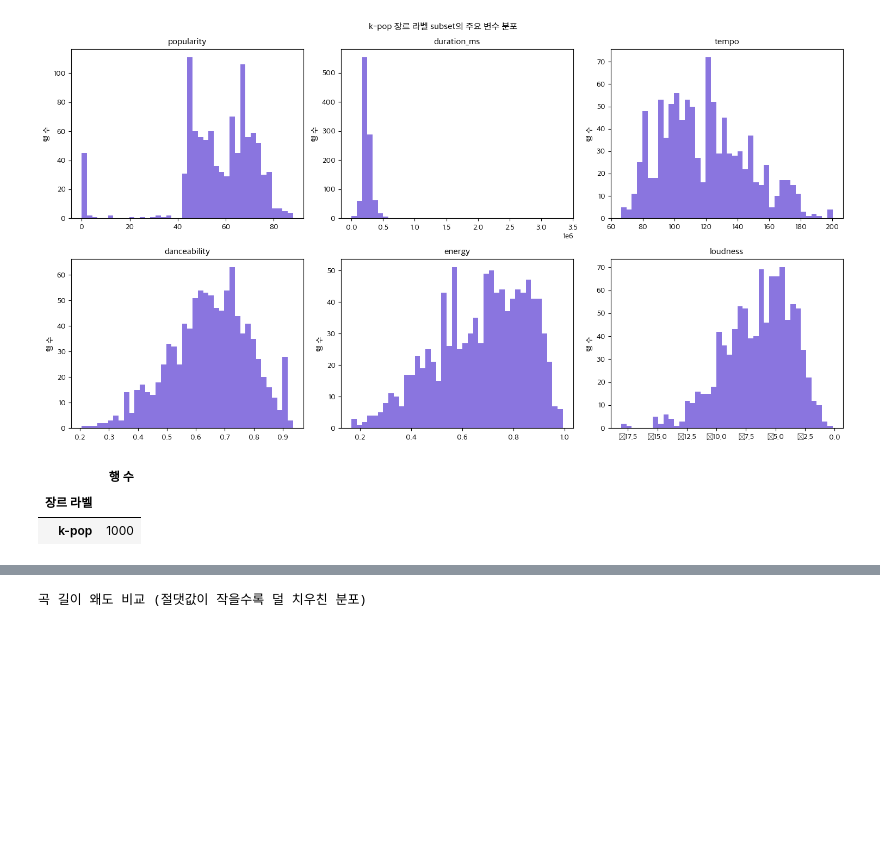
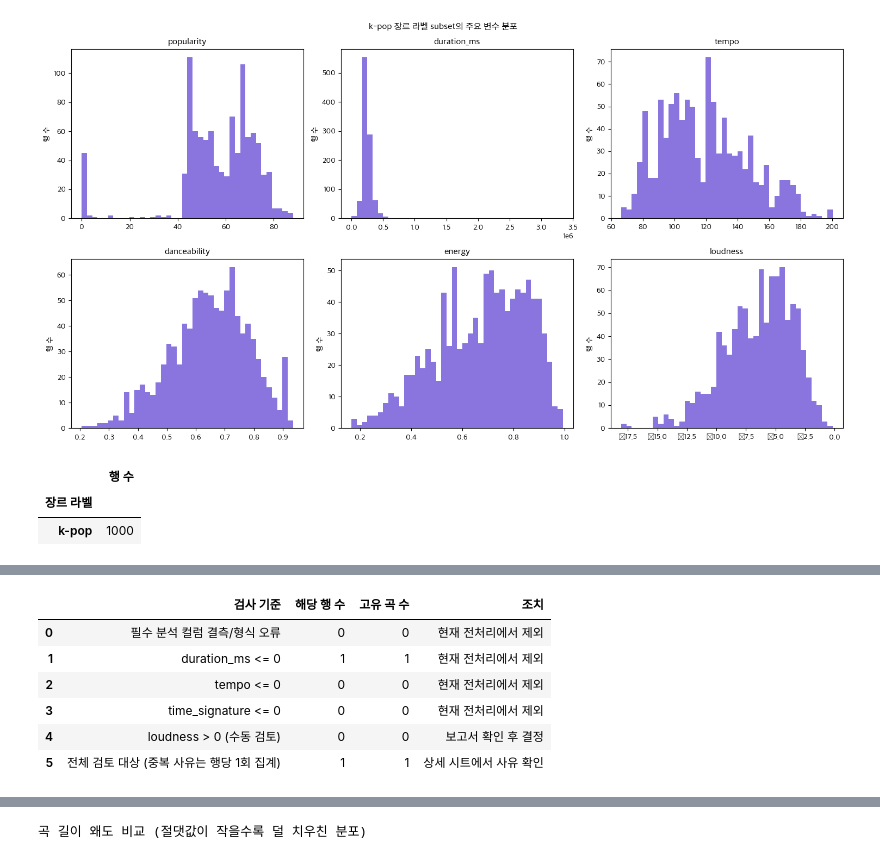
Before and after one commit to YoonTae98/machine_learning, a Jupyter notebook: project2/test3.ipynb, the cells around one changed output, grey strips where cells are left out. Saved outputs shown, nothing was run; the diff lists cells and outputs as text; code cells hidden in the pictures; blank space fills up the shorter version.

```diff
--- a/project2/test3.ipynb
+++ b/project2/test3.ipynb
@@ -315,17 +317,86 @@ numeric_needed = continuous_cols + ["popularity", "key", "mode", "time_signature
 df[numeric_needed] = df[numeric_needed].apply(pd.to_numeric, errors="coerce")
 
 before = len(df)
+
+# 엑셀 보고서를 먼저 만들어 원본 CSV의 어느 행이 왜 표시되는지 확인할 수 있게 합니다.
+quality_rules = {
+    "필수 분석 컬럼 결측/형식 오류": df[required_cols].isna().any(axis=1),
+    "duration_ms <= 0": df["duration_ms"] <= 0,
+    "tempo <= 0": df["tempo"] <= 0,
+    "time_signature <= 0": df["time_signature"] <= 0,
+    "loudness > 0 (수동 검토)": df["loudness"] > 0,
+}
+confirmed_exclusion_mask = (
+    quality_rules["필수 분석 컬럼 결측/형식 오류"]
+    | quality_rules["duration_ms <= 0"]
+    | quality_rules["tempo <= 0"]
+    | quality_rules["time_signature <= 0"]
+)
+loudness_review_mask = quality_rules["loudness > 0 (수동 검토)"]
+flagged_mask = confirmed_exclusion_mask | loudness_review_mask
+audit_df = df.loc[flagged_mask].copy()
+audit_df.insert(0, "원본 CSV 행", audit_df.index + 2)
+audit_df["검토 사유"] = [
+    "; ".join(rule for rule, mask in quality_rules.items() if bool(mask.loc[index]))
+    for index in audit_df.index
+]
+audit_df["현재 처리"] = [
+    "분석 제외 기준 해당" if bool(confirmed_exclusion_mask.loc[index]) else "엑셀 확인 후 결정"
+    for index in audit_df.index
+]
+
+summary_rows = []
+for rule, mask in quality_rules.items():
+    summary_rows.append({
+        "검사 기준": rule,
+        "해당 행 수": int(mask.sum()),
+        "고유 곡 수": int(df.loc[mask, "track_id"].nunique()),
+        "조치": "보고서 확인 후 결정" if "수동 검토" in rule else "현재 전처리에서 제외",
+    })
+summary_rows.append({
+    "검사 기준": "전체 검토 대상 (중복 사유는 행당 1회 집계)",
+    "해당 행 수": int(flagged_mask.sum()),
+    "고유 곡 수": int(df.loc[flagged_mask, "track_id"].nunique()),
+    "조치": "상세 시트에서 사유 확인",
+})
+quality_summary = pd.DataFrame(summary_rows)
+report_path = DATA_PATH.parent.parent / "reports" / "test3_data_quality_review.xlsx"
+report_path.parent.mkdir(parents=True, exist_ok=True)
+try:
+    with pd.ExcelWriter(report_path, engine="openpyxl") as writer:
+        quality_summary.to_excel(writer, sheet_name="요약", index=False)
+        audit_df.to_excel(writer, sheet_name="전체_검토", index=False)
+        audit_df.loc[confirmed_exclusion_mask.loc[audit_df.index]].to_excel(
+            writer, sheet_name="확정_제외대상", index=False
+        )
+        audit_df.loc[loudness_review_mask.loc[audit_df.index]].to_excel(
+            writer, sheet_name="loudness_양수검토", index=False
+        )
+except ImportError as error:
+    raise ImportError("엑셀 보고서 저장에는 openpyxl이 필요합니다. 노트북에서 %pip install openpyxl 을 실행하세요.") from error
+print(f"데이터 품질 검수 보고서 저장: {report_path}")
+display(quality_summary)
+
+# 검수 후 loudness 양수값을 오류로 확정하면 True로 변경하고 이 셀부터 다시 실행합니다.
+EXCLUDE_POSITIVE_LOUDNESS = False
+
 df = df.dropna(subset=required_cols).copy()
 after_missing = len(df)
-
 df = df[df["duration_ms"] > 0].copy()
 after_duration = len(df)
+df = df[(df["tempo"] > 0) & (df["time_signature"] > 0)].copy()
+after_invalid_audio = len(df)
+positive_loudness_before = int((df["loudness"] > 0).sum())
+rows_before_loudness = len(df)
+if EXCLUDE_POSITIVE_LOUDNESS:
+    df = df[df["loudness"] <= 0].copy()
+after_loudness = len(df)
 
 duplicate_track_ids = df.loc[
     df["track_id"].duplicated(keep=False), "track_id"
 ].nunique()
 popularity_mean_by_track = df.groupby("track_id")["popularity"].mean()
-# 기존 군집 결과를 재현할 수 있도록 대표 행 선택·정렬은 유지하고, popularity만 아래 평균으로 교체합니다.
+# 대표 행 선택·정렬은 유지하면서, 인기 점수만 유효 중복 행의 평균으로 바꿉니다.
 df = (
     df.sort_values("popularity", ascending=False, na_position="last")
       .drop_duplicates(subset="track_id", keep="first")
@@ -333,14 +404,16 @@ df = (
 )
 df["popularity"] = df["track_id"].map(popularity_mean_by_track)
 after_duplicates = len(df)
-
-df = df[(df["tempo"] > 0) & (df["time_signature"] > 0)].copy()
 df = df.reset_index(drop=True)
-after_invalid = len(df)
 
 print(f"필수값 결측 제거: {before:,} → {after_missing:,}행")
 print(f"duration_ms 0 이하 제거: {after_missing:,} → {after_duration:,}행")
-print(f"중복 track_id 정리 (평균 popularity 적용): {after_duration:,} → {after_duplicates:,}행")
+print(f"tempo/time_signature 0 제거: {after_duration:,} → {after_invalid_audio:,}행")
+if EXCLUDE_POSITIVE_LOUDNESS:
+    print(f"loudness > 0 확정 제외: {positive_loudness_before:,}행 제거 ({rows_before_loudness:,} → {after_loudness:,}행)")
+else:
+    print(f"loudness > 0 검수 후보: {positive_loudness_before:,}행 (현재 유지)")
+print(f"중복 track_id 정리 (평균 popularity 적용): {after_loudness:,} → {after_duplicates:,}행")
 print(f"평균 popularity를 적용한 중복 곡 ID 수: {duplicate_track_ids:,}")
-print(f"tempo/time_signature 0 제거: {after_duplicates:,} → {after_invalid:,}행")
 print(f"최종 분석 행 수: {len(df):,}")
+# %% [output]
@@ -346,0 +421,7 @@ print(f"최종 분석 행 수: {len(df):,}")
+|  | 검사 기준 | 해당 행 수 | 고유 곡 수 | 조치 |
+| 0 | 필수 분석 컬럼 결측/형식 오류 | 0 | 0 | 현재 전처리에서 제외 |
+| 1 | duration_ms <= 0 | 1 | 1 | 현재 전처리에서 제외 |
+| 2 | tempo <= 0 | 0 | 0 | 현재 전처리에서 제외 |
+| 3 | time_signature <= 0 | 0 | 0 | 현재 전처리에서 제외 |
+| 4 | loudness > 0 (수동 검토) | 0 | 0 | 보고서 확인 후 결정 |
+| 5 | 전체 검토 대상 (중복 사유는 행당 1회 집계) | 1 | 1 | 상세 시트에서 사유 확인 |
```
Also changed, not shown: parts of 4 cells of this notebook, 5 other files.
